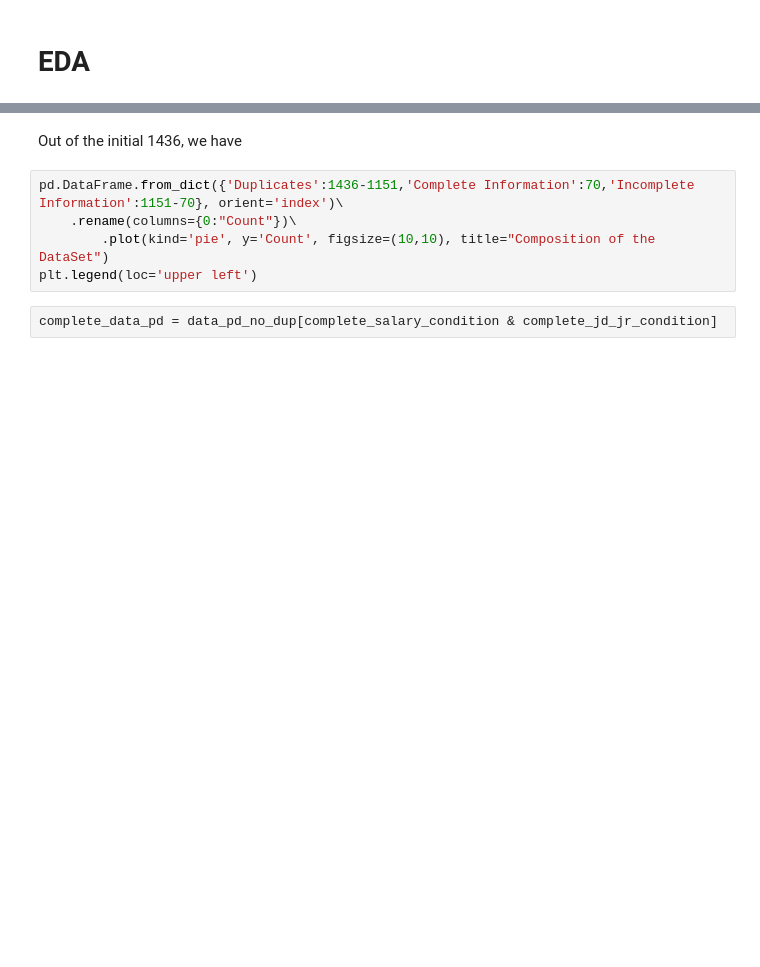
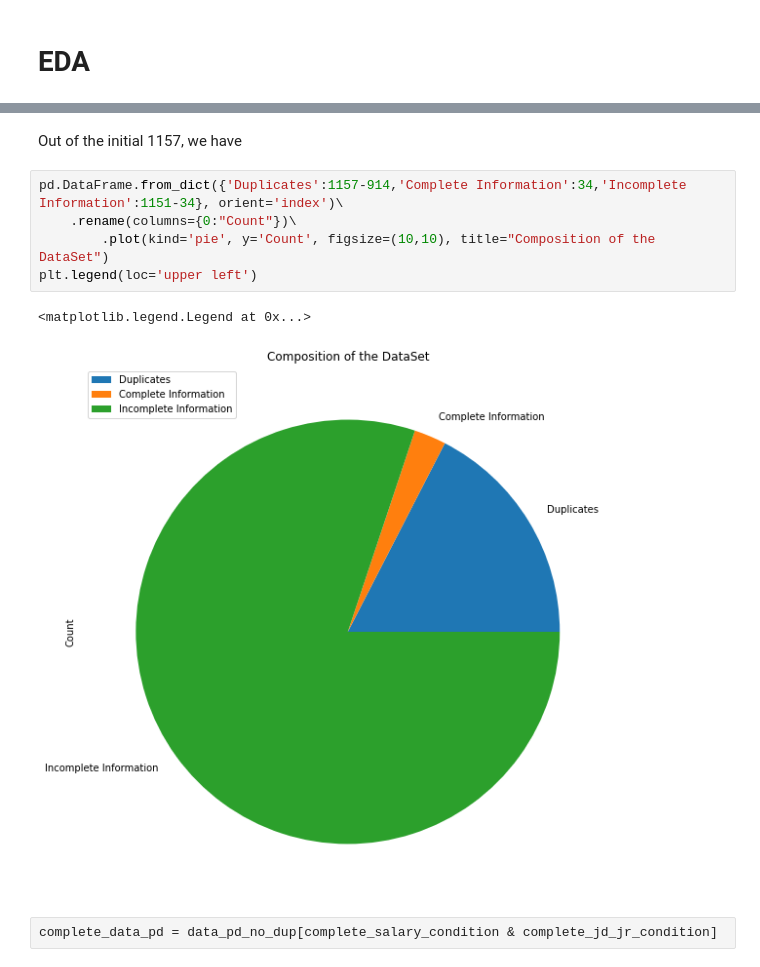
Before and after one commit to ChngYuanLongRandy/Webscrape, a Jupyter notebook: JobStreet/eda.ipynb, the cells around one changed output, grey strips where cells are left out. Drawn from its saved outputs; the diff is of its cells as text; blank space fills up the shorter version.

```diff
--- a/JobStreet/eda.ipynb
+++ b/JobStreet/eda.ipynb
@@ -949,10 +1066,13 @@ print(f"With complete information condition : {len(data_pd_no_dup[complete_salar
 # %% [markdown]
-Out of the initial 1436, we have
+Out of the initial 1157, we have
 # %%
-pd.DataFrame.from_dict({'Duplicates':1436-1151,'Complete Information':70,'Incomplete Information':1151-70}, orient='index')\
+pd.DataFrame.from_dict({'Duplicates':1157-914,'Complete Information':34,'Incomplete Information':1151-34}, orient='index')\
     .rename(columns={0:"Count"})\
         .plot(kind='pie', y='Count', figsize=(10,10), title="Composition of the DataSet")
 plt.legend(loc='upper left')
+# %% [output]
+<matplotlib.legend.Legend at 0x...>
+[figure, added]
 # %%
 complete_data_pd = data_pd_no_dup[complete_salary_condition & complete_jd_jr_condition]
 # %%
```
Also changed, not shown: parts of 62 cells of this notebook.
